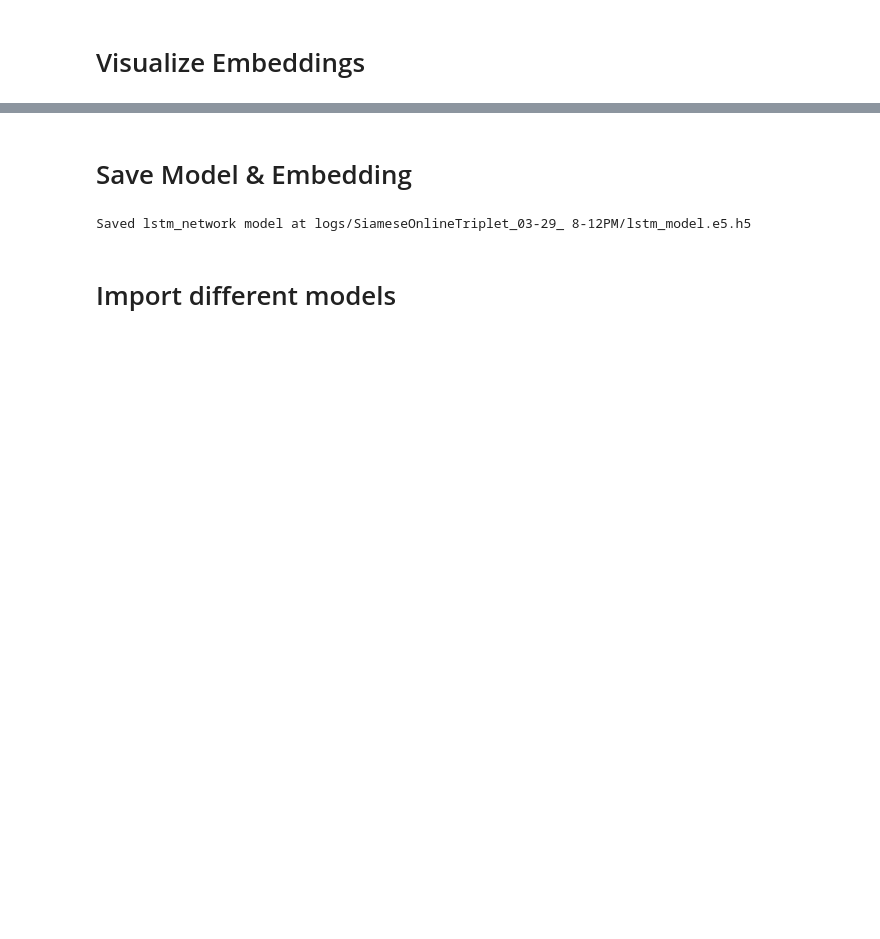
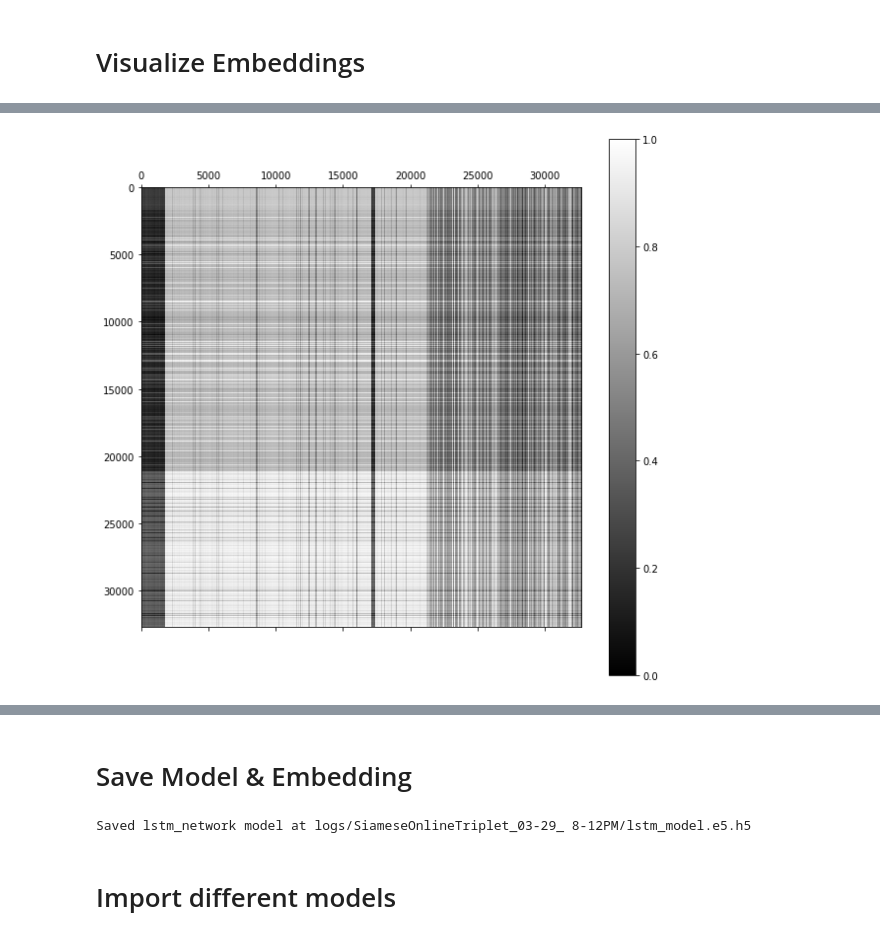
Before and after one commit to JonnyTran/MultiOmicsGraphEmbedding, a Jupyter notebook: Siamese Graph Embedding.ipynb, the cells around one changed output, grey strips where cells are left out. Saved outputs shown, nothing was run; the diff lists cells and outputs as text; code cells hidden in the pictures; blank space fills up the shorter version.

```diff
--- a/Siamese Graph Embedding.ipynb
+++ b/Siamese Graph Embedding.ipynb
@@ -96,7 +96,7 @@ params = {
     'directed_distance': "cosine",
     'undirected_distance': "cosine",
     'source_target_dense_layers': True,
-    'embedding_normalization': False
+    'embedding_normalization': True
 }
 # %%
 from moge.embedding.siamese_graph_embedding import SiameseGraphEmbedding
@@ -156,7 +194,9 @@ delattr(siamese, "reconstructed_adj")
 # %%
 matrix_heatmap(siamese.get_reconstructed_adj(edge_type="d",
 #                                              node_l=siamese.generator_train.get_nonzero_nodelist(),
-                                             interpolate=True), figsize=(15,15))
+                                             interpolate=True), figsize=(10,10))
+# %% [output]
+[figure, added]
 # %%
 matrix_heatmap(siamese.get_reconstructed_adj(edge_type="u",
 #                                              node_l=siamese.generator_train.get_nonzero_nodelist(),
```
Also changed, not shown: parts of 4 cells of this notebook, 3 other files.
